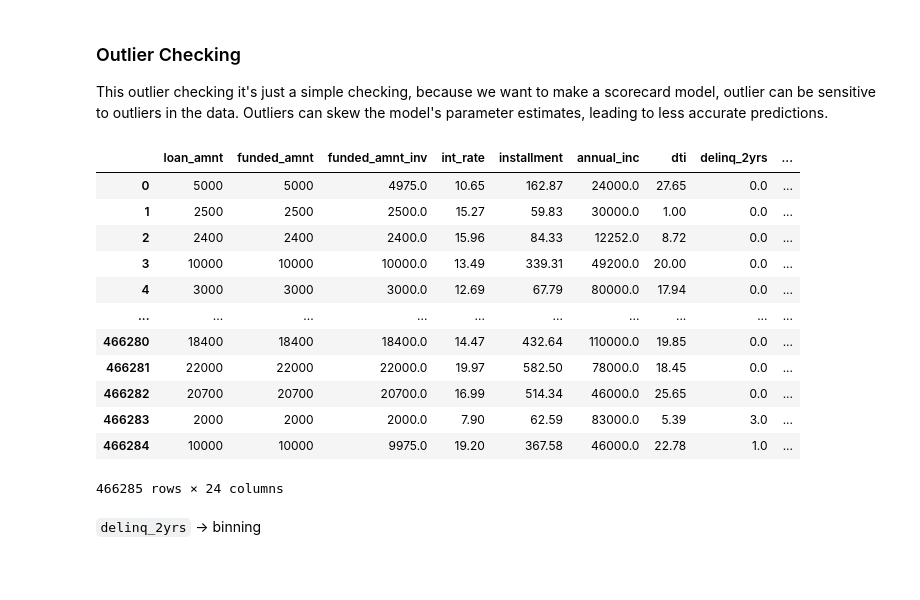
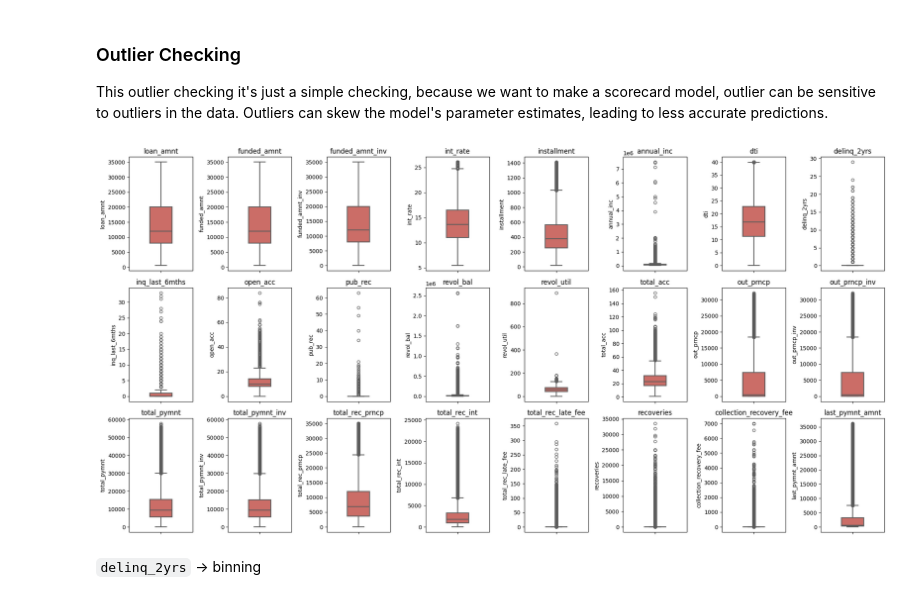
Before and after one commit to azaryasph/IDX-Partners-Project-Based-Internship-Prediction-Model, a Jupyter notebook: notebooks/Prediction Model.ipynb, the cells around one changed output. Cells and saved outputs as stored; diff of their text form; code cells hidden in the pictures; blank space fills up the shorter version.

```diff
--- a/notebooks/Prediction Model.ipynb
+++ b/notebooks/Prediction Model.ipynb
@@ -151,31 +151,38 @@ Our data not contains any duplicate values, so we don't need to drop any duplica
 ### Outlier Checking
 This outlier checking it's just a simple checking, because we want to make a scorecard model, outlier can be sensitive to outliers in the data. Outliers can skew the model's parameter estimates, leading to less accurate predictions.
 # %%
+# Create a copy of the numeric DataFrame to avoid modifying the original data
 numeric_copy = numeric.copy()
-# drop the specified columns from the numeric DataFrame
+
+# Drop unnecessary columns from the copied DataFrame
 numeric_dropped = numeric_copy.drop(columns=['id', 'member_id', 'Unnamed: 0', 'policy_code', 'acc_now_delinq', 'collections_12_mths_ex_med'])
 
 # Calculate the percentage of missing values in each column
 num_mis = (numeric_dropped.isna().sum() / len(dfloan) * 100)
 
-# filter out the columns that have less than 0.4% missing values
+# Filter out the columns with less than 0.4% missing values
 low_missing_num = num_mis[num_mis < 0.4]
 
+# Create a new DataFrame with the filtered columns
 numeric_new = numeric_copy.loc[:, low_missing_num.index]
-numeric_new
+
+# Create a figure with a specific size for plotting
+plt.figure(figsize=(20, 10))
+
+# Loop through each column in the new DataFrame
+for i, col in enumerate(numeric_new.columns):
+    # Create a subplot for each column
+    plt.subplot(3, 8, i+1)
+    # Create a boxplot for the current column
+    sns.boxplot(numeric[col], palette='hls', width=0.35, linewidth=1.65, fliersize=5)
+    # Set the title of the subplot to the column name
+    plt.title(col)
+    # Adjust the layout of the plot
+    plt.tight_layout()
+
+# Display the plot
+plt.show()
 # %% [output]
-|  | loan_amnt | funded_amnt | funded_amnt_inv | int_rate | installment | annual_inc | dti | delinq_2yrs | ... |
-| 0 | 5000 | 5000 | 4975.0 | 10.65 | 162.87 | 24000.0 | 27.65 | 0.0 | ... |
-| 1 | 2500 | 2500 | 2500.0 | 15.27 | 59.83 | 30000.0 | 1.00 | 0.0 | ... |
-| 2 | 2400 | 2400 | 2400.0 | 15.96 | 84.33 | 12252.0 | 8.72 | 0.0 | ... |
-| 3 | 10000 | 10000 | 10000.0 | 13.49 | 339.31 | 49200.0 | 20.00 | 0.0 | ... |
-| 4 | 3000 | 3000 | 3000.0 | 12.69 | 67.79 | 80000.0 | 17.94 | 0.0 | ... |
-| ... | ... | ... | ... | ... | ... | ... | ... | ... | ... |
-| 466280 | 18400 | 18400 | 18400.0 | 14.47 | 432.64 | 110000.0 | 19.85 | 0.0 | ... |
-| 466281 | 22000 | 22000 | 22000.0 | 19.97 | 582.50 | 78000.0 | 18.45 | 0.0 | ... |
-| 466282 | 20700 | 20700 | 20700.0 | 16.99 | 514.34 | 46000.0 | 25.65 | 0.0 | ... |
-| 466283 | 2000 | 2000 | 2000.0 | 7.90 | 62.59 | 83000.0 | 5.39 | 3.0 | ... |
-| 466284 | 10000 | 10000 | 9975.0 | 19.20 | 367.58 | 46000.0 | 22.78 | 1.0 | ... |
-466285 rows × 24 columns
+[figure, added]
 # %% [markdown]
 `delinq_2yrs` -> binning
```
Also changed, not shown: parts of 20 cells of this notebook.
